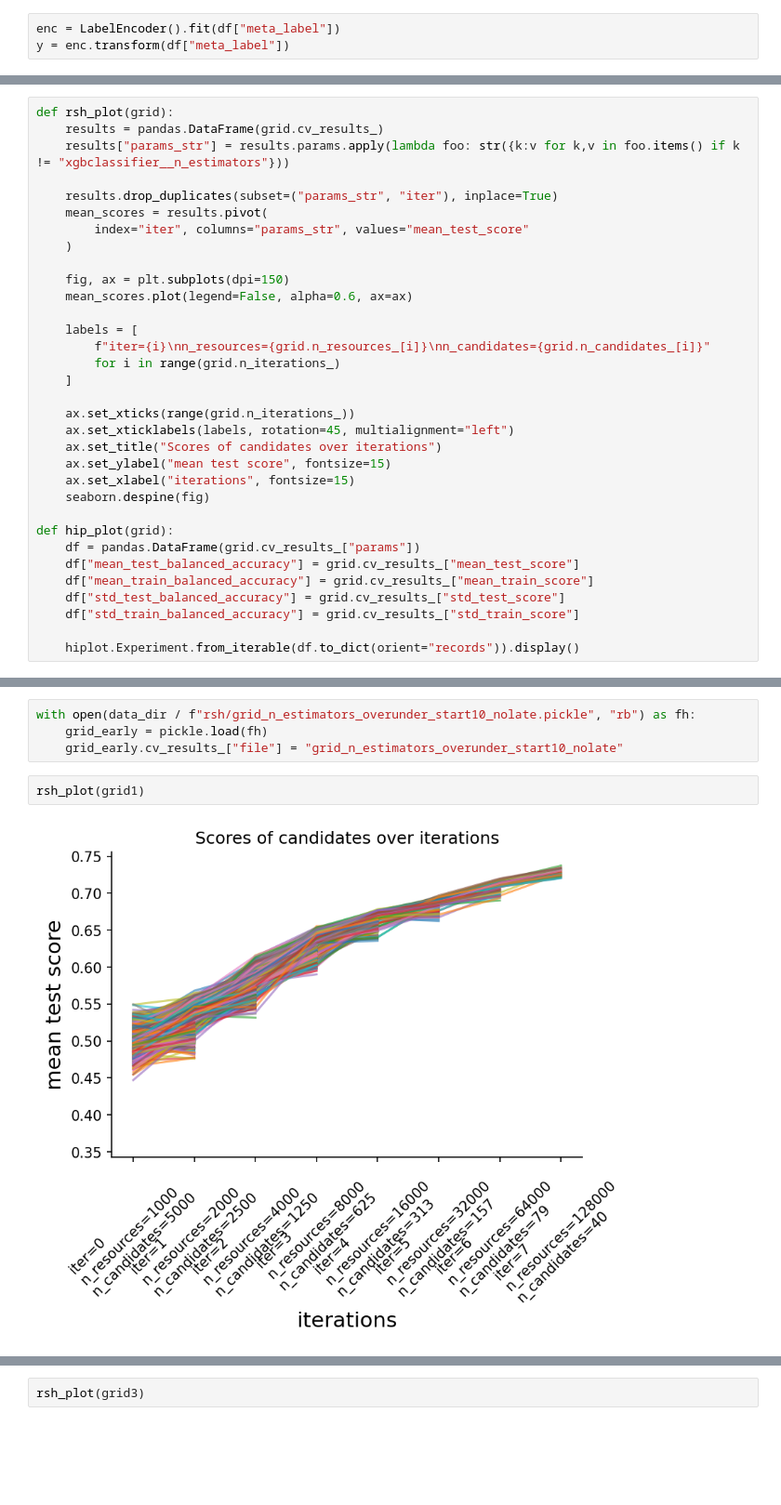
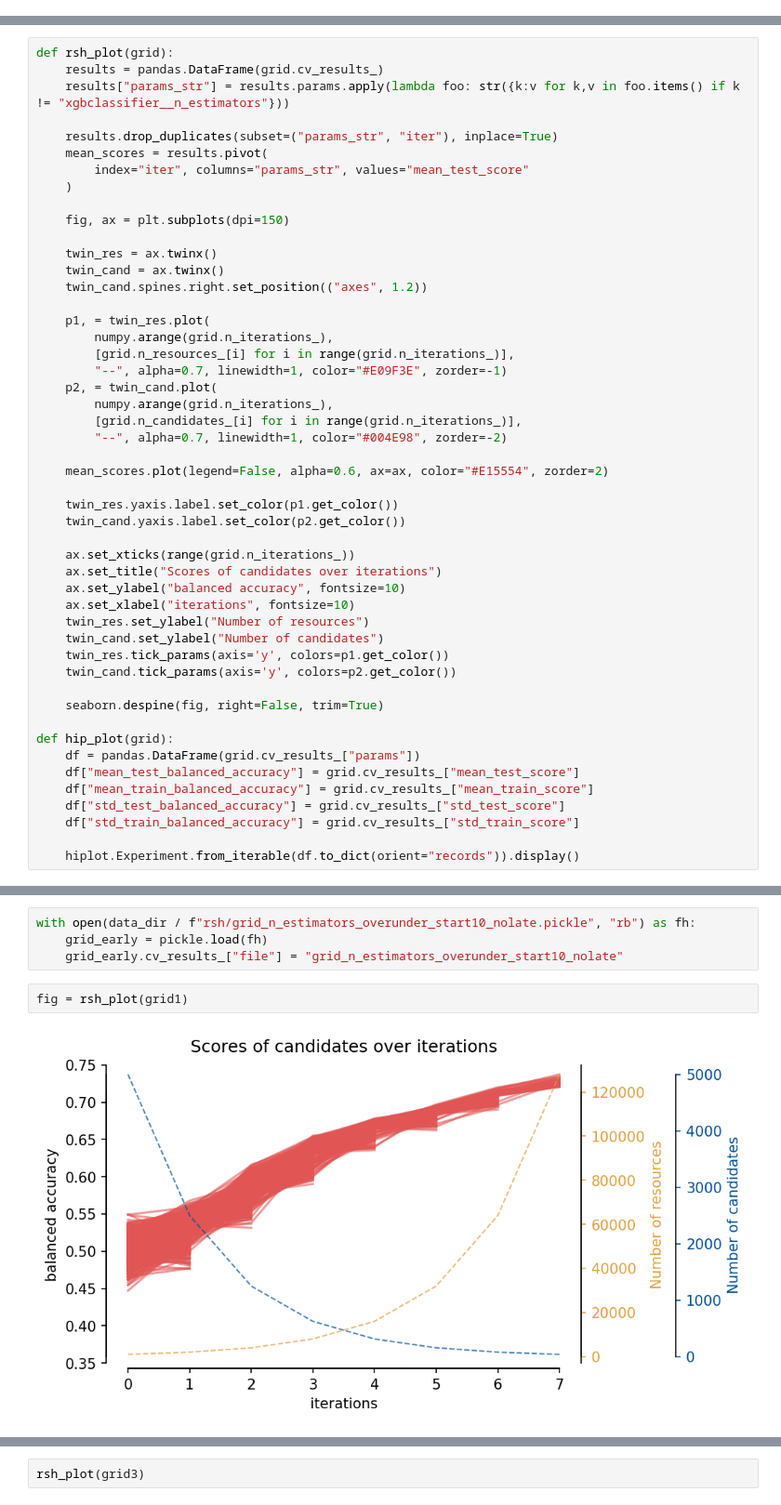
Before and after one commit to harel-coffee/SCIP-use-case-workflows-auto, a Jupyter notebook: notebooks/Stain-free Leukocyte Prediction.ipynb, the cells around one changed output, grey strips where cells are left out. Shown at 93% size. Cells and saved outputs as stored; diff of their text form; blank space fills up the shorter version.

Commit message:
Update HPO plots

```diff
--- a/notebooks/PBMC Type Prediction using Label Free Channels.ipynb
+++ b/notebooks/Stain-free Leukocyte Prediction.ipynb
@@ -216,3 +189,0 @@ def predict_gates(X, y, model, seed=42):
-# %%
-enc = LabelEncoder().fit(df["meta_label"])
-y = enc.transform(df["meta_label"])
@@ -419,19 +343,35 @@ def rsh_plot(grid):
     )
 
     fig, ax = plt.subplots(dpi=150)
-    mean_scores.plot(legend=False, alpha=0.6, ax=ax)
 
-    labels = [
-        f"iter={i}\nn_resources={grid.n_resources_[i]}\nn_candidates={grid.n_candidates_[i]}"
-        for i in range(grid.n_iterations_)
-    ]
+    twin_res = ax.twinx()
+    twin_cand = ax.twinx()
+    twin_cand.spines.right.set_position(("axes", 1.2))
+
+    p1, = twin_res.plot(
+        numpy.arange(grid.n_iterations_),
+        [grid.n_resources_[i] for i in range(grid.n_iterations_)],
+        "--", alpha=0.7, linewidth=1, color="#E09F3E", zorder=-1)
+    p2, = twin_cand.plot(
+        numpy.arange(grid.n_iterations_),
+        [grid.n_candidates_[i] for i in range(grid.n_iterations_)],
+        "--", alpha=0.7, linewidth=1, color="#004E98", zorder=-2)
+
+    mean_scores.plot(legend=False, alpha=0.6, ax=ax, color="#E15554", zorder=2)
+
+    twin_res.yaxis.label.set_color(p1.get_color())
+    twin_cand.yaxis.label.set_color(p2.get_color())
 
     ax.set_xticks(range(grid.n_iterations_))
-    ax.set_xticklabels(labels, rotation=45, multialignment="left")
     ax.set_title("Scores of candidates over iterations")
-    ax.set_ylabel("mean test score", fontsize=15)
-    ax.set_xlabel("iterations", fontsize=15)
-    seaborn.despine(fig)
+    ax.set_ylabel("balanced accuracy", fontsize=10)
+    ax.set_xlabel("iterations", fontsize=10)
+    twin_res.set_ylabel("Number of resources")
+    twin_cand.set_ylabel("Number of candidates")
+    twin_res.tick_params(axis='y', colors=p1.get_color())
+    twin_cand.tick_params(axis='y', colors=p2.get_color())
+
+    seaborn.despine(fig, right=False, trim=True)
 
 def hip_plot(grid):
     df = pandas.DataFrame(grid.cv_results_["params"])
@@ -462,8 +405,8 @@ with open(data_dir / f"rsh/grid_n_estimators_overunder_start10_nolate.pickle", "
     grid_early = pickle.load(fh)
     grid_early.cv_results_["file"] = "grid_n_estimators_overunder_start10_nolate"
 # %%
-rsh_plot(grid1)
+fig = rsh_plot(grid1)
 # %% [output]
-[figure, old version]
+[figure, new version]
 # %%
 rsh_plot(grid2)
```
Also changed, not shown: parts of 22 cells of this notebook.
